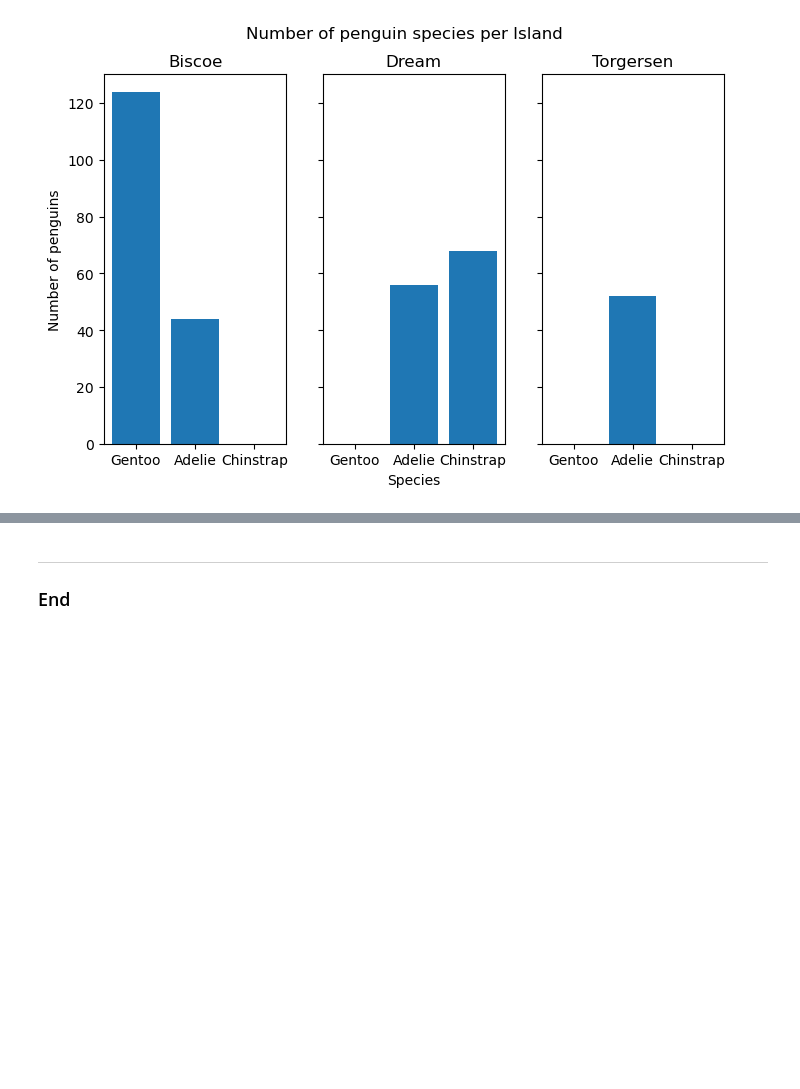
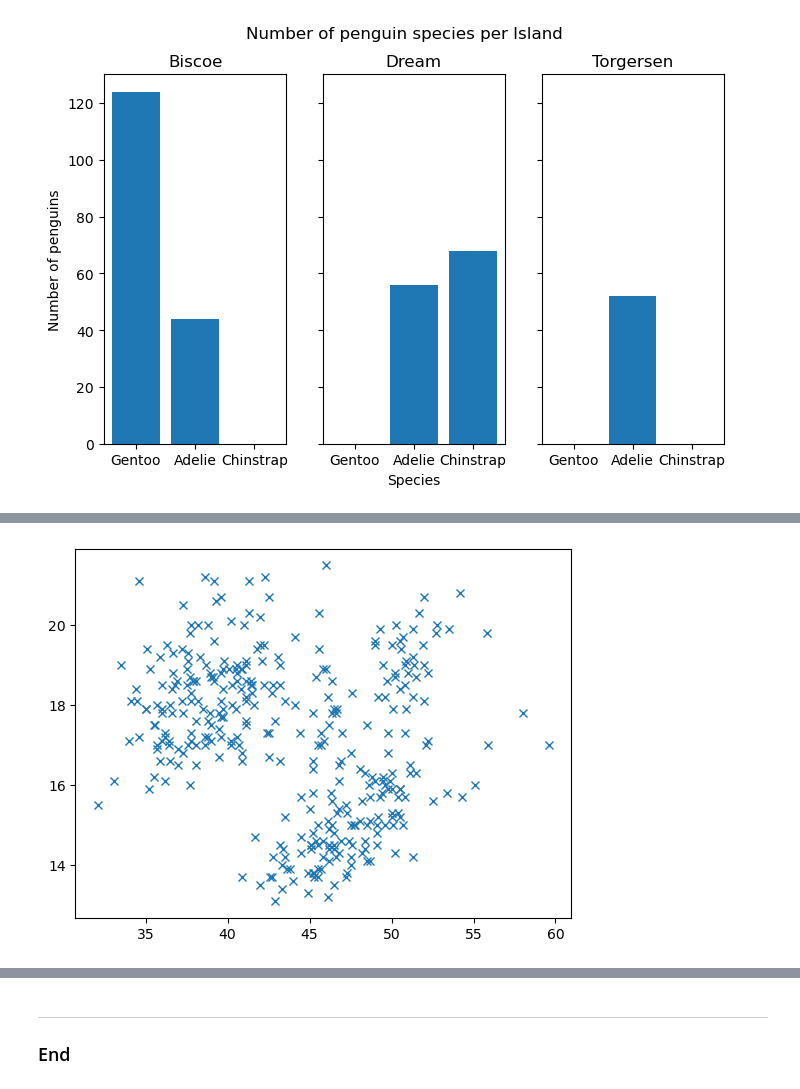
Before and after one commit to eoghanpw/pofda-mywork, a Jupyter notebook: penguins.ipynb, the cells around one changed output, grey strips where cells are left out. Drawn from its saved outputs; the diff is of its cells as text; code cells hidden in the pictures; blank space fills up the shorter version.

```diff
--- a/penguins.ipynb
+++ b/penguins.ipynb
@@ -197,0 +197,13 @@ plt.show()
+# %%
+bill_length = penguins["bill_length_mm"].to_numpy()
+bill_depth = penguins["bill_depth_mm"].to_numpy()
+flipper_length = penguins["flipper_length_mm"].to_numpy()
+body_mass = penguins["body_mass_g"].to_numpy()
+
+fig, ax = plt.subplots()
+
+ax.plot(bill_length, bill_depth, "x")
+
+plt.show()
+# %% [output]
+[figure, added]
```
Also changed, not shown: parts of 8 cells of this notebook.
